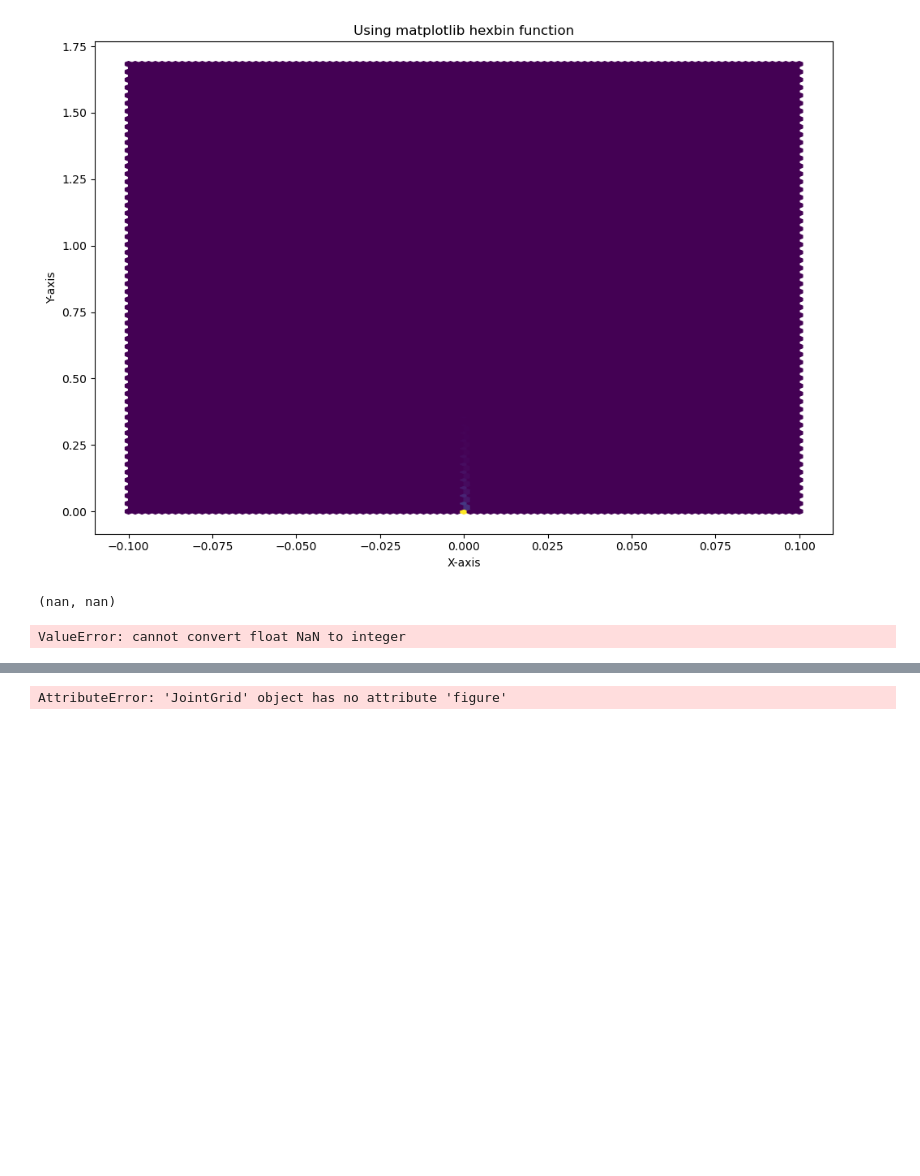
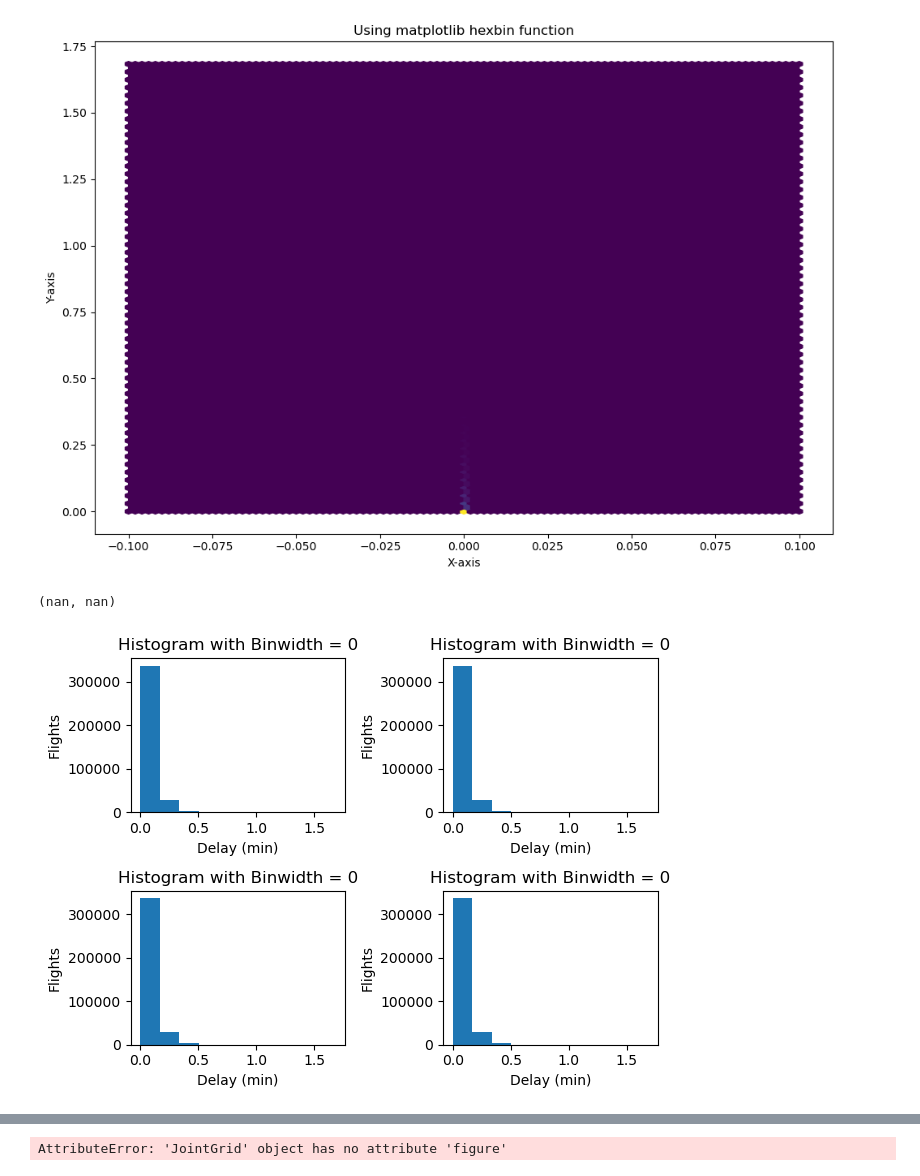
Before and after one commit to jesseniagonzalezv/ICON_RTTOV, a Jupyter notebook: code_test/PCA-simulation.ipynb, the cells around one changed output, grey strips where cells are left out. Drawn from its saved outputs; the diff is of its cells as text; code cells hidden in the pictures; blank space fills up the shorter version.

```diff
--- a/code_test/PCA-simulation.ipynb
+++ b/code_test/PCA-simulation.ipynb
@@ -121,3 +125,5 @@ float32 lwp(lat, lon)
 unlimited dimensions:
 current shape = (637, 589)
 filling on, default _FillValue of 9.969209968386869e+36 used
+# %%
+lwp_values= np.ma.masked_array(lwp_values, np.isnan(lwp_values))
@@ -185,27 +211,27 @@ x_min,x_max
 # %%
 # Creating bins
 x_min = np.min(lwp_values_array)
 x_max = np.max(lwp_values_array)
 
 
-for i, binwidth in enumerate([1, 5, 10, 15]):
+for i, binwidth in enumerate([0.05, 0.07, 0.09, 0.1]):
 
     # Set up the plot
     ax = plt.subplot(2, 2, i + 1)
 
     # Draw the plot
-    ax.hist(lwp_values_array, bins = int(x_max-x_min/binwidth),
-             color = 'blue', edgecolor = 'black')
+    ax.hist(lwp_values_array)#, bins = int(x_max-x_min/binwidth),
+            # color = 'blue', edgecolor = 'black')
 
     # Title and labels
-    ax.set_title('Histogram with Binwidth = %d' % binwidth, size = 30)
-    ax.set_xlabel('Delay (min)', size = 22)
-    ax.set_ylabel('Flights', size= 22)
+    ax.set_title('Histogram with Binwidth = %d' % binwidth)
+    ax.set_xlabel('Delay (min)')
+    ax.set_ylabel('Flights')
 
 plt.tight_layout()
 plt.show()
 # %% [output]
-ValueError: cannot convert float NaN to integer
+[figure, added]
 # %%
 import pandas as pd #https://venkatvlrds.blogspot.com/2018/02/84-jointplot.html
 import numpy as np
```
Also changed, not shown: parts of 31 cells of this notebook.
